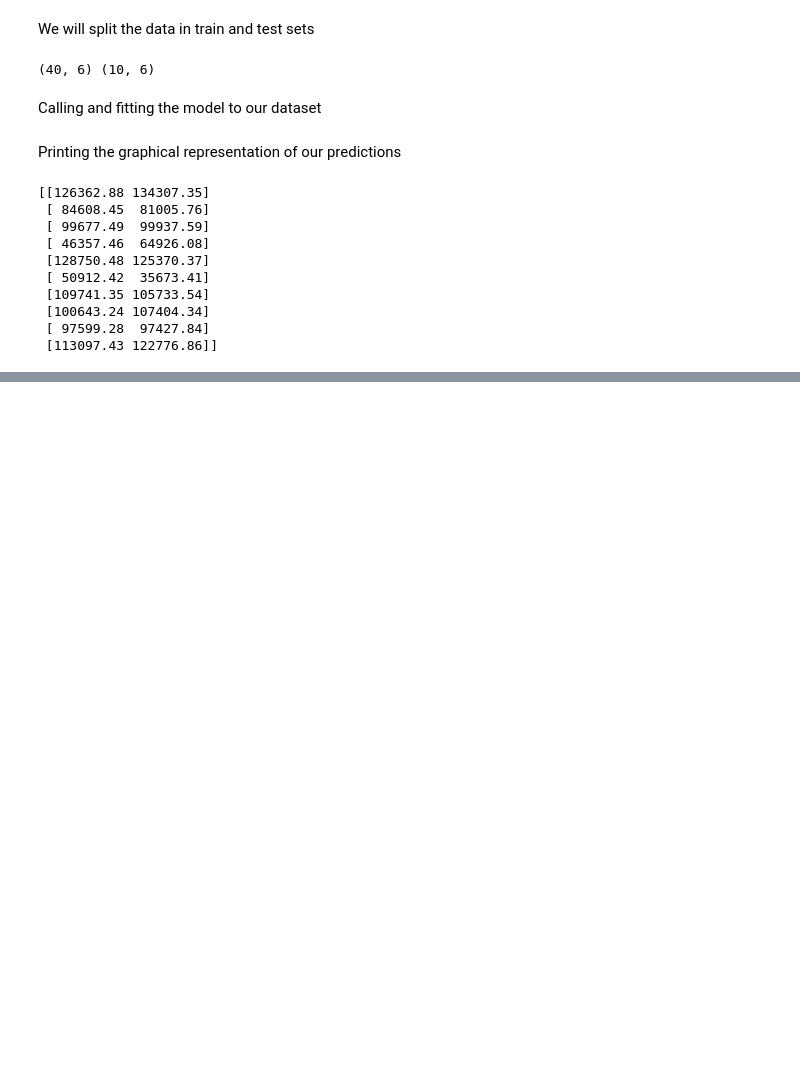
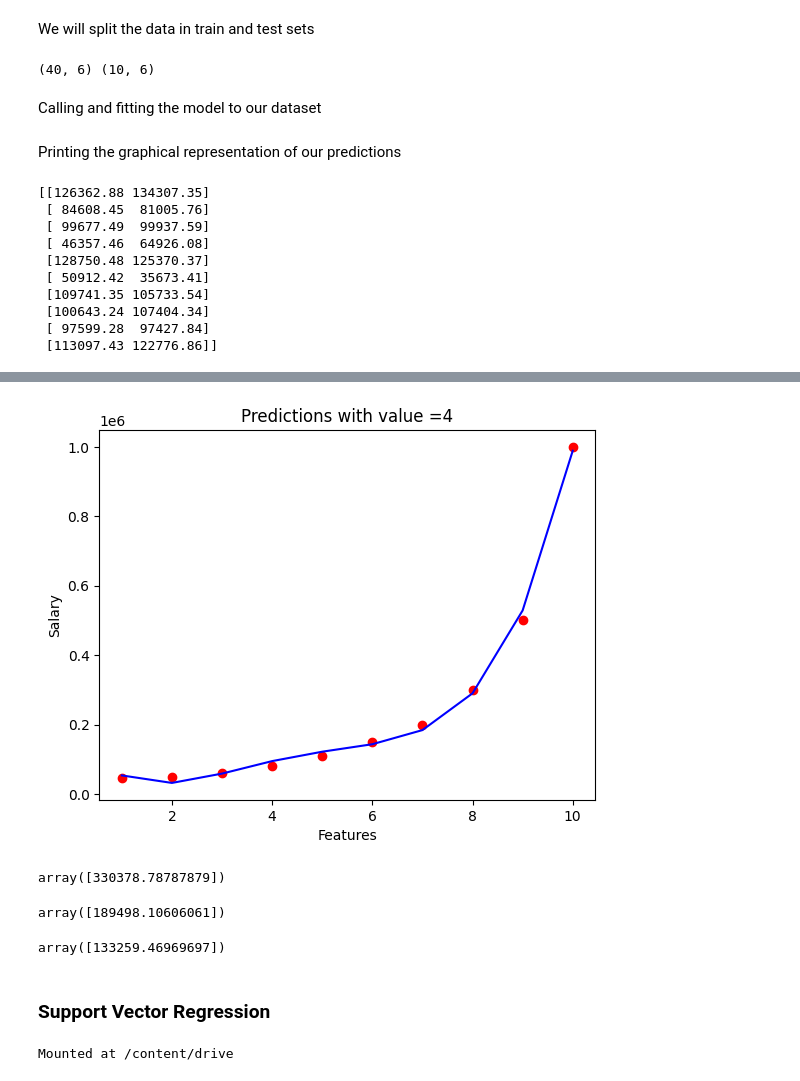
Before and after one commit to Nikhil-Patil-Web/MachineLearningTutorials, a Jupyter notebook: CodeAlongFile.ipynb, the cells around one changed output, grey strips where cells are left out. Drawn from its saved outputs; the diff is of its cells as text; code cells hidden in the pictures; blank space fills up the shorter version.

```diff
--- a/CodeAlongFile.ipynb
+++ b/CodeAlongFile.ipynb
@@ -288,0 +433,33 @@ We will now begin with the Polynomial Regression
+# %%
+plt.scatter(X, y, color="red")
+plt.plot(X, linearRegression4.predict(X_poly_3), color="blue")
+plt.title("Predictions with value =4")
+plt.xlabel("Features")
+plt.ylabel("Salary")
+plt.show()
+# %% [output]
+[figure, added]
+# %%
+y_pred1 = linearRegression1.predict([[6.5]])
+y_pred1
+# %% [output]
+array([330378.78787879])
+# %%
+y_pred2 = linearRegression2.predict([[1, 6.5, 42.25]])
+y_pred2
+# %% [output]
+array([189498.10606061])
+# %%
+y_pred3 = linearRegression3.predict([[1, 6.5, 42.25, 274.625]])
+y_pred3
+# %% [output]
+array([133259.46969697])
+# %% [markdown]
+### Support Vector Regression
+# %%
+import pandas as pd
+import numpy as np
+from google.colab import drive
+drive.mount("/content/drive")
+# %% [output]
+Mounted at /content/drive
```
Also changed, not shown: parts of 23 cells of this notebook.
